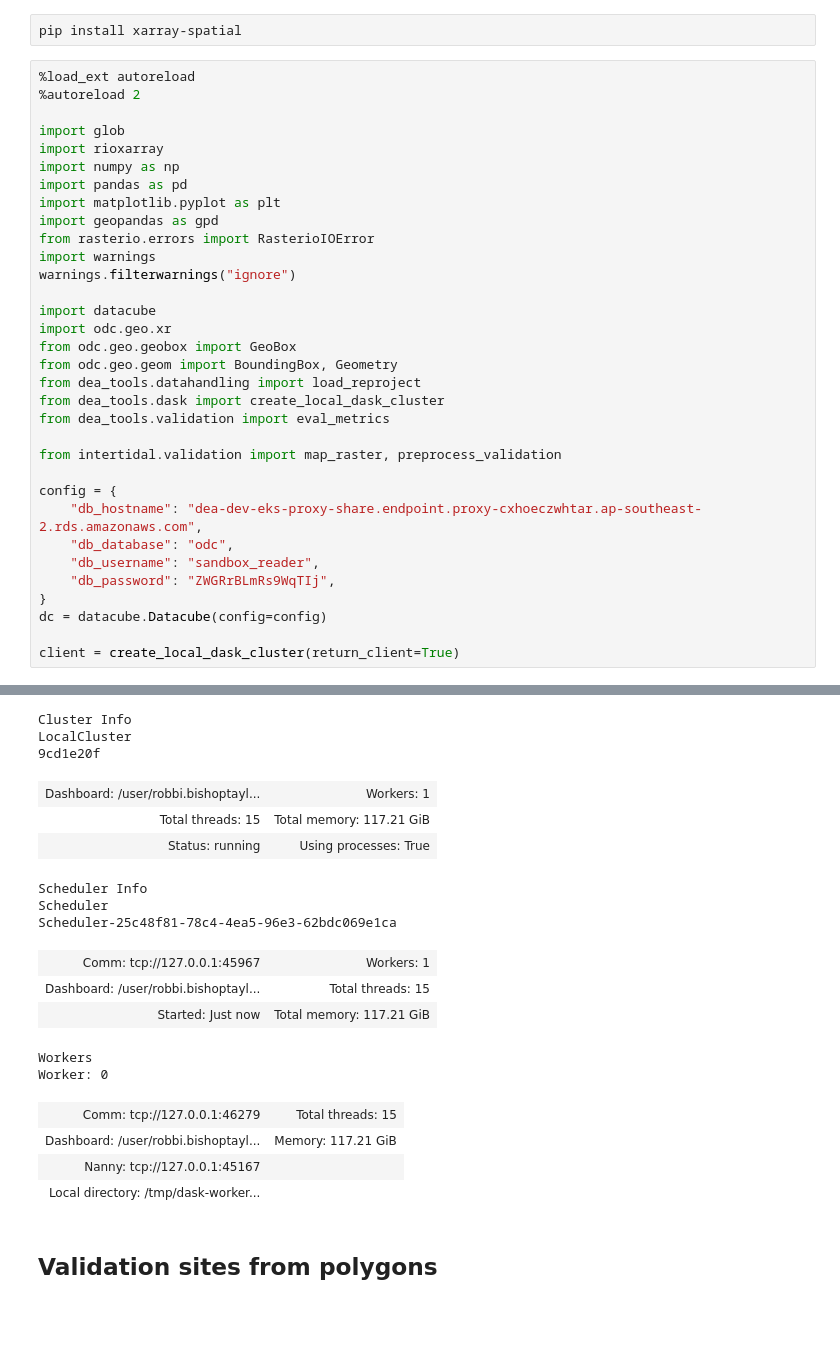
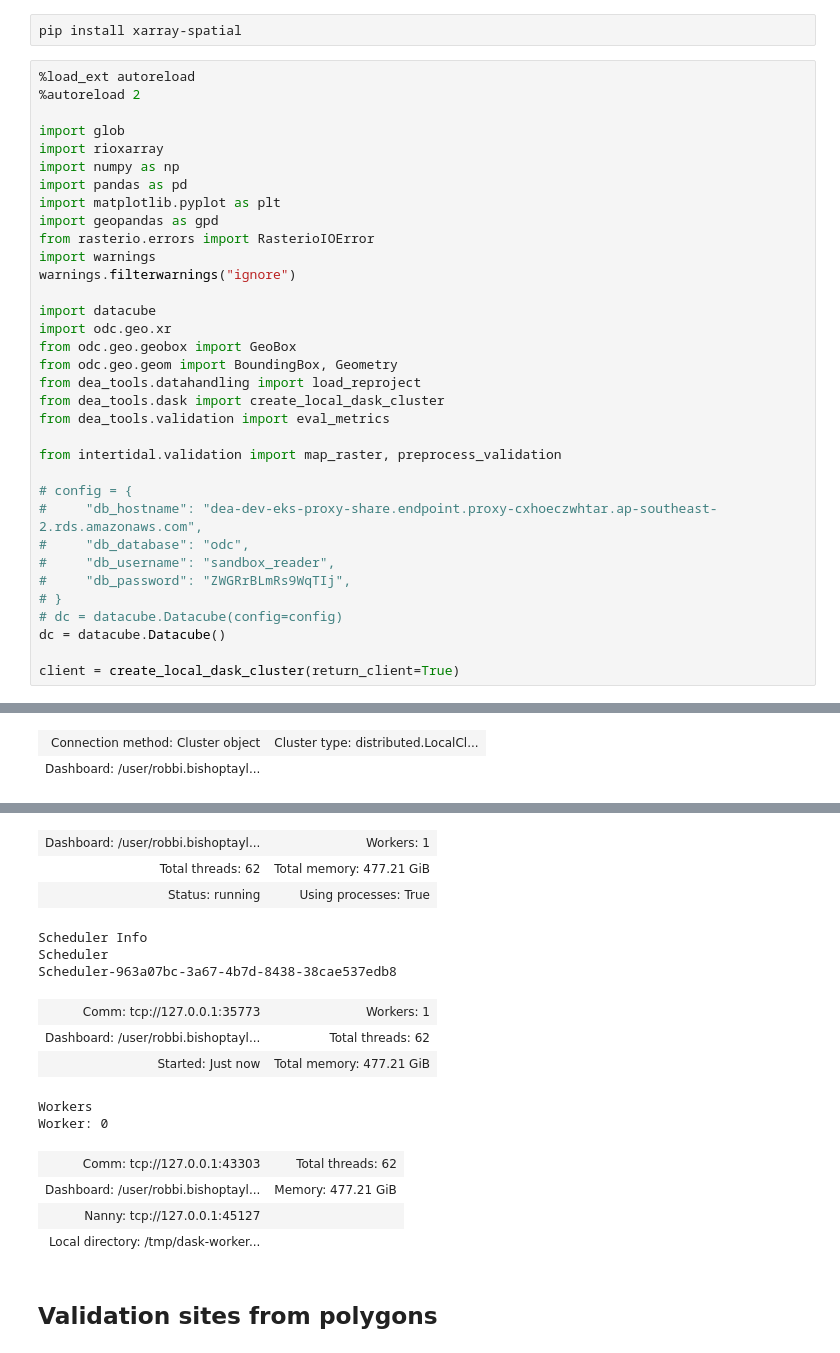
Before and after one commit to GeoscienceAustralia/dea-intertidal, a Jupyter notebook: notebooks/validation/Intertidal_elevation_validation.ipynb, the cells around one changed output, grey strips where cells are left out. Cells and saved outputs as stored; diff of their text form; blank space fills up the shorter version.

```diff
--- a/notebooks/validation/Intertidal_elevation_validation.ipynb
+++ b/notebooks/validation/Intertidal_elevation_validation.ipynb
@@ -32,13 +32,14 @@ from dea_tools.validation import eval_metrics
 
 from intertidal.validation import map_raster, preprocess_validation
 
-config = {
-    "db_hostname": "dea-dev-eks-proxy-share.endpoint.proxy-cxhoeczwhtar.ap-southeast-2.rds.amazonaws.com",
-    "db_database": "odc",
-    "db_username": "sandbox_reader",
-    "db_password": "ZWGRrBLmRs9WqTIj",
-}
-dc = datacube.Datacube(config=config)
+# config = {
+#     "db_hostname": "dea-dev-eks-proxy-share.endpoint.proxy-cxhoeczwhtar.ap-southeast-2.rds.amazonaws.com",
+#     "db_database": "odc",
+#     "db_username": "sandbox_reader",
+#     "db_password": "ZWGRrBLmRs9WqTIj",
+# }
+# dc = datacube.Datacube(config=config)
+dc = datacube.Datacube()
 
 client = create_local_dask_cluster(return_client=True)
 # %% [output]
@@ -45,0 +48,2 @@ client = create_local_dask_cluster(return_client=True)
+| Connection method: Cluster object | Cluster type: distributed.LocalCl... |
+| Dashboard: /user/robbi.bishoptayl... |  |
@@ -50,20 +53,17 @@ Client-32c7ed01-e5ae-11ee-8599-266794e9f6a4
+| Dashboard: /user/robbi.bishoptayl... | Workers: 1 |
+| Total threads: 62 | Total memory: 477.21 GiB |
+| Status: running | Using processes: True |
-Cluster Info
-LocalCluster
-9cd1e20f
+Scheduler Info
+Scheduler
+Scheduler-963a07bc-3a67-4b7d-8438-38cae537edb8
-| Dashboard: /user/robbi.bishoptayl... | Workers: 1 |
-| Total threads: 15 | Total memory: 117.21 GiB |
-| Status: running | Using processes: True |
+| Comm: tcp://127.0.0.1:35773 | Workers: 1 |
+| Dashboard: /user/robbi.bishoptayl... | Total threads: 62 |
+| Started: Just now | Total memory: 477.21 GiB |
-Scheduler Info
-Scheduler
-Scheduler-25c48f81-78c4-4ea5-96e3-62bdc069e1ca
+Workers
+Worker: 0
-| Comm: tcp://127.0.0.1:45967 | Workers: 1 |
-| Dashboard: /user/robbi.bishoptayl... | Total threads: 15 |
-| Started: Just now | Total memory: 117.21 GiB |
-Workers
-Worker: 0
-| Comm: tcp://127.0.0.1:46279 | Total threads: 15 |
-| Dashboard: /user/robbi.bishoptayl... | Memory: 117.21 GiB |
-| Nanny: tcp://127.0.0.1:45167 |  |
+| Comm: tcp://127.0.0.1:43303 | Total threads: 62 |
+| Dashboard: /user/robbi.bishoptayl... | Memory: 477.21 GiB |
+| Nanny: tcp://127.0.0.1:45127 |  |
 | Local directory: /tmp/dask-worker... |  |
 # %% [markdown]
 ## Validation sites from polygons
```
Also changed, not shown: parts of 15 cells of this notebook, 3 other files.
